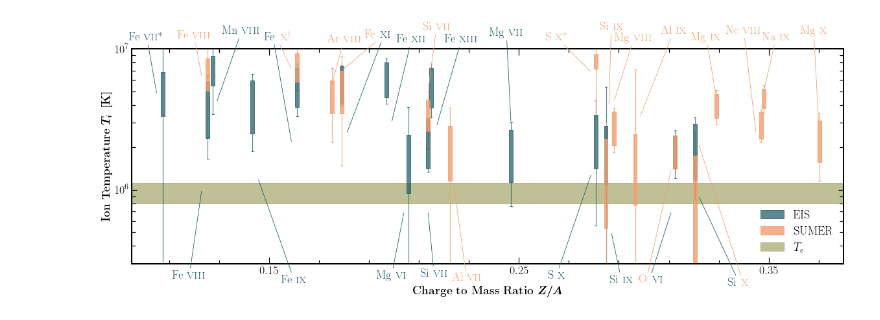
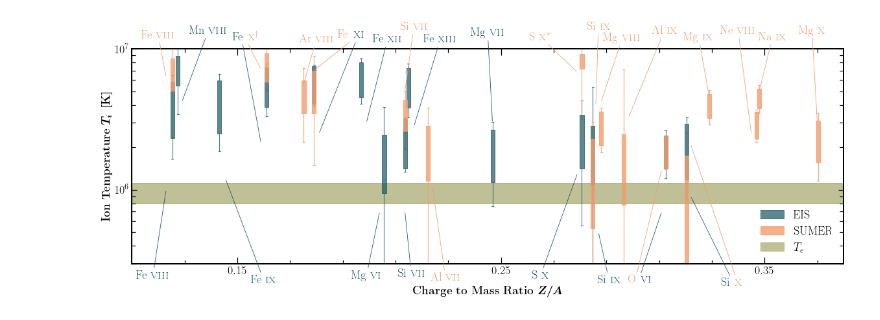
Before and after one commit to yjzhu-solar/EIS_SUMER_PCH_Ti, a Jupyter notebook: ipynb/paper/temp_diag_v2_cross.ipynb, the cells around one changed output. Cells and saved outputs as stored; diff of their text form; code cells hidden in the pictures.

```diff
--- a/ipynb/paper/temp_diag_v2_cross.ipynb
+++ b/ipynb/paper/temp_diag_v2_cross.ipynb
@@ -207,13 +207,13 @@ sumer_bp = ax.bxp(stats_sumer,showmeans=False,boxprops=sumer_boxprops,capprops=s
         whiskerprops=sumer_whiskerprops,medianprops=medianprops,widths=0.0015,patch_artist=True,
         positions=pos_sumer,manage_ticks=False)
 
-eis_xycoords = [(0.105,4.78e6),(0.123,1e6),(0.1455,1.2e6),(0.159,2.15e6),(0.129,4.2e6),
+eis_xycoords = [(0.123,1e6),(0.1455,1.2e6),(0.159,2.15e6),(0.129,4.2e6),
                 (0.181,2.5e6),(0.199,3e6),(0.204,7e5),(0.2136,7e5),(0.217,2.82e6),
                 (0.2468,3e6),(0.279,1.3e6),(0.287,5e5),(0.311,7e5),(0.322,9e5)]
-eis_textcoords = [(0.101,1.04),(0.118,-0.07),(0.16,-0.09),(0.152,1.025),(0.139,1.07),
+eis_textcoords = [(0.118,-0.07),(0.16,-0.09),(0.152,1.025),(0.139,1.07),
                 (0.195,1.035),(0.207,1.03),(0.199,-0.07),(0.216,-0.06),(0.227,1.03),
                 (0.245,1.06),(0.265,-0.07),(0.291,-0.09),(0.303,-0.05),(0.337,-0.06)]
-eis_texts = [r"Fe \textsc{vii}*",r"Fe \textsc{viii}",r"Fe \textsc{ix}",r"",r"Mn \textsc{viii}",
+eis_texts = [r"Fe \textsc{viii}",r"Fe \textsc{ix}",r"",r"Mn \textsc{viii}",
             r"",r"Fe \textsc{xii}",r"Mg \textsc{vi}",r"Si \textsc{vii}",r"Fe \textsc{xiii}",
             r"Mg \textsc{vii}",r"S \textsc{x}",r"Si \textsc{ix}",r"",r""]
 
@@ -228,35 +228,35 @@ sumer_xycoords = [(0.123,6.3e6),(0.159,7.15e6),(0.175,5.5e6),(0.179,7e6),(0.2136
 sumer_textcoords = [(0.12,1.05),(0.154,1.025),(0.18,1.03),(0.193,1.035),(0.217,1.09),
                 (0.229,-0.08),(0.265,1.04),(0.287,1.09),(0.296,1.035),(0.312,1.07),
                 (0.3015,-0.05),(0.339,-0.06),(0.325,1.04),(0.34,1.07),(0.353,1.04),
                 (0.368,1.07)]
 sumer_texts = [r"Fe \textsc{viii}","",r"Ar \textsc{viii}",r"",r"Si \textsc{vii}",
                 r"Al \textsc{vii}",r"S \textsc{x}*",r"Si \textsc{ix}",r"Mg \textsc{viii}",r"Al \textsc{ix}",
                 r"",r"",r"Mg \textsc{ix}",r"Ne \textsc{viii}",r"Na \textsc{ix}",
                 r"Mg \textsc{x}"]
 
 for ii, text_ in enumerate(sumer_texts):
     ax.annotate(text_,sumer_xycoords[ii],sumer_textcoords[ii],xycoords="data",textcoords=("data","axes fraction"),
     fontsize=18,color=color_sumer,ha="center",arrowprops=dict(edgecolor=color_sumer,arrowstyle="-",lw=0.8))
 
 rainbow_text(ax,0.148,1.15e7,[r"$\mathrm{Fe}$",r"e",r"\textsc{x}$^\dagger$"],[color_eis,"white",color_sumer],fontsize=18)
 rainbow_text(ax,0.188,1.2e7,[r"$\mathrm{Fe}$",r"e",r"\textsc{xi}"],[color_sumer,"white",color_eis],fontsize=18)
 rainbow_text(ax,0.298,2.2e5,[r"$\mathrm{O}$",r"e",r"\textsc{vi}"],[color_sumer,"white",color_eis],fontsize=18)
 rainbow_text(ax,0.3335,2.1e5,[r"$\mathrm{Si}$",r"e",r"\textsc{x}"],[color_eis,"white",color_sumer],fontsize=18)
 
 te_hspan = ax.axhspan(10**5.9,10**6.05,color=cmcm.batlow(0.5),alpha=0.5,zorder=0)
 ax.legend([eis_bp["boxes"][0],sumer_bp["boxes"][0],te_hspan],["EIS","SUMER",r"$T_e$"],loc="lower right",fontsize=18,frameon=False)
 ax.set_yscale("log")
 ax.set_ylim(3e5,1e7)
-ax.set_xlim(0.095,0.38)
+ax.set_xlim(0.11,0.38)
 ax.set_xticks([0.15,0.25,0.35])
 ax.tick_params(labelsize=18,direction="in",which="both",right=True,top=True)
 ax.xaxis.set_minor_locator(AutoMinorLocator(5))
 ax.set_ylabel(r"\textbf{Ion Temperature} $\boldsymbol{T_i\ \left[\mathrm{K}\right]}$",fontsize=18)
 ax.set_xlabel(r"\textbf{Charge to Mass Ratio} $\boldsymbol{Z/A}$",fontsize=18,labelpad=15)
 #ax.grid("on",which="both")
 plt.savefig(fname="../../figs/ms/temp_diag_cross.pdf",format="pdf")
 # %% [output]
-[figure, old version]
+[figure, new version]
 # %%
 10**(((np.log10(df["T_min"]) + np.log10(df["T_max"]))/2)[25])/1e6
 # %% [output]
```
Also changed, not shown: parts of 5 cells of this notebook, 9 other files.
